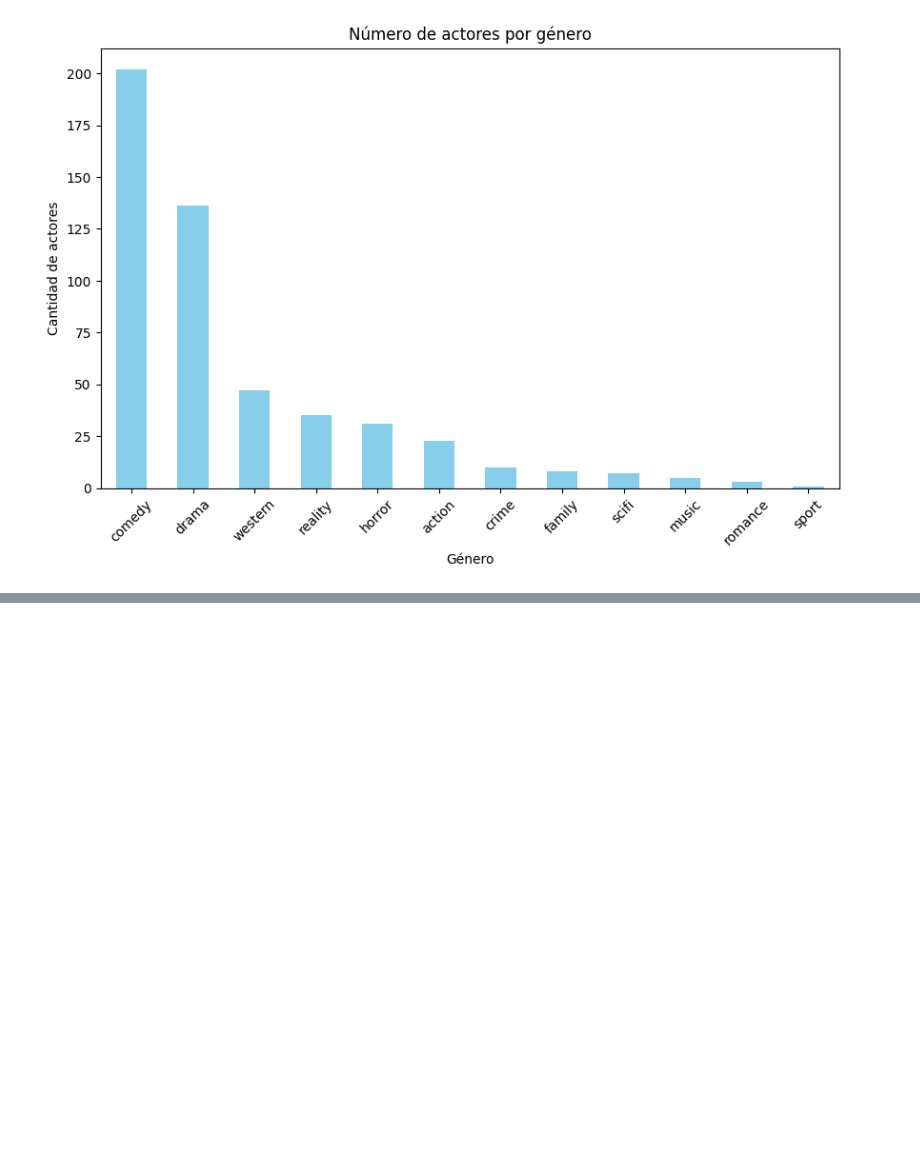
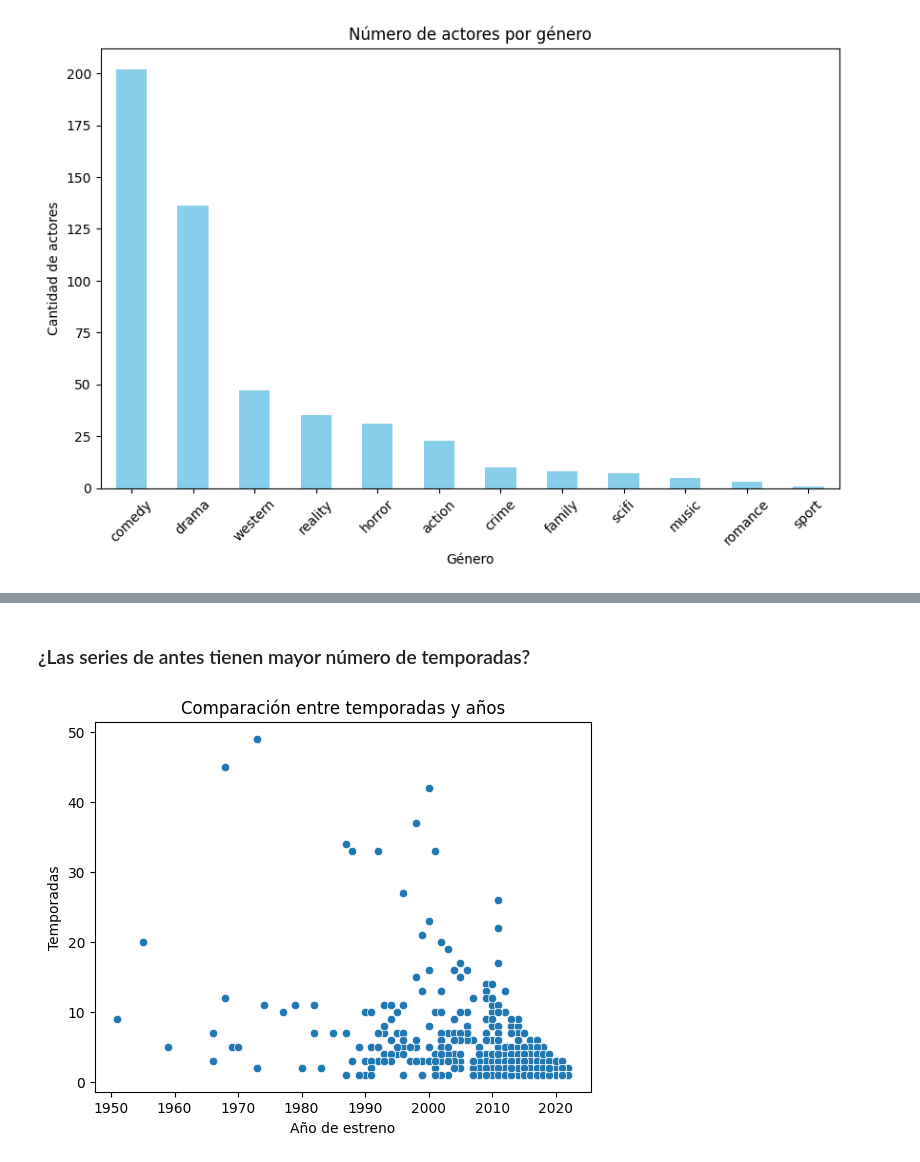
Before and after one commit to davidcabrero/EDA_Paramount, a Jupyter notebook: EDA_Paramount.ipynb, the cells around one changed output, grey strips where cells are left out. Cells and saved outputs as stored; diff of their text form; code cells hidden in the pictures; blank space fills up the shorter version.

```diff
--- a/EDA_Paramount.ipynb
+++ b/EDA_Paramount.ipynb
@@ -480,0 +487,14 @@ plt.show()
+# %% [markdown]
+### ¿Las series de antes tienen mayor número de temporadas?
+# %%
+sns.scatterplot(data=series, x='release_year', y='seasons')
+
+# Personaliza la gráfica
+plt.title('Comparación entre temporadas y años')
+plt.xlabel('Año de estreno')
+plt.ylabel('Temporadas')
+
+# Muestra la gráfica
+plt.show()
+# %% [output]
+[figure, added]
```
Also changed, not shown: parts of 3 cells of this notebook, 1 other file.
